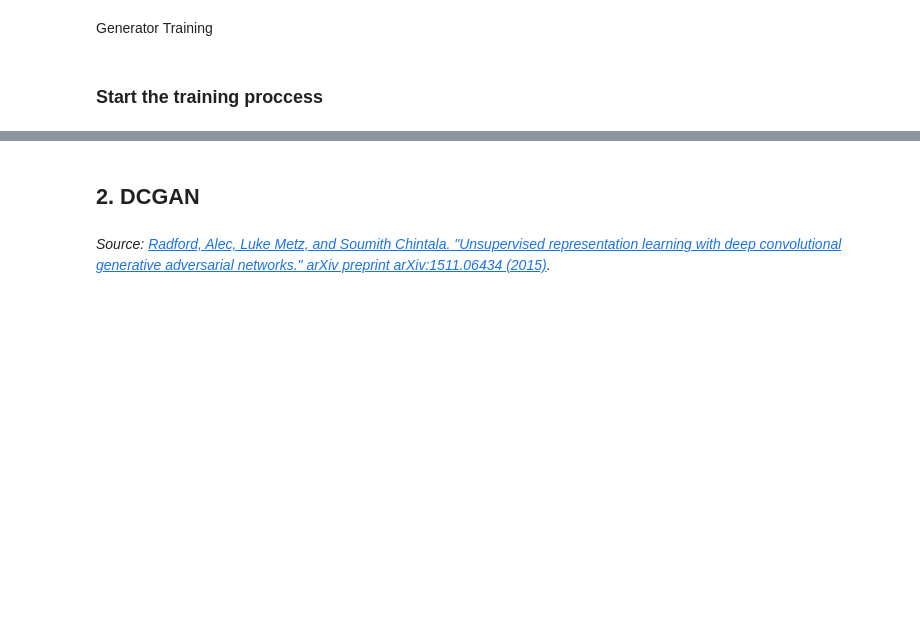
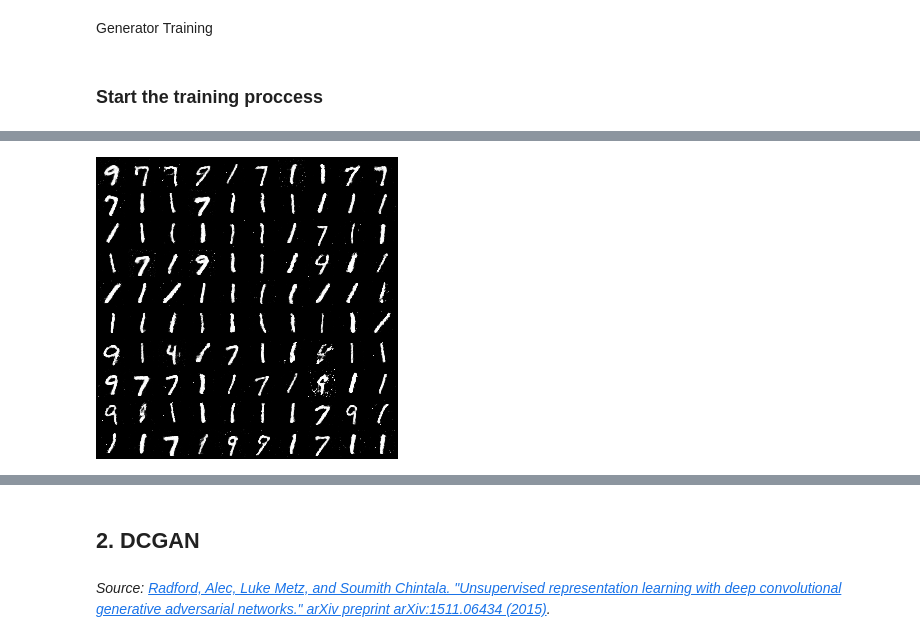
Before and after one commit to DenisPotekhin2002/Generative-Models-2025, a Jupyter notebook: Assignment 2/2_gan_dcgan.ipynb, the cells around one changed output, grey strips where cells are left out. Drawn from its saved outputs; the diff is of its cells as text; code cells hidden in the pictures; blank space fills up the shorter version.

```diff
--- a/Assignment 2/2_gan_dcgan.ipynb
+++ b/Assignment 2/2_gan_dcgan.ipynb
@@ -250,6 +370,8 @@ for epoch in range(num_epochs):
 # %%
 # show output after epochs training
-Image(os.path.join(sample_dir, "fake_images-0225.png"))
+Image.open(os.path.join(sample_dir, "fake_images-0225.png"))
+# %% [output]
+[figure, added]
 # %%
 # show the discrimator loss and generator loss
 plt.plot(d_losses, "-")
```
Also changed, not shown: parts of 31 cells of this notebook.
